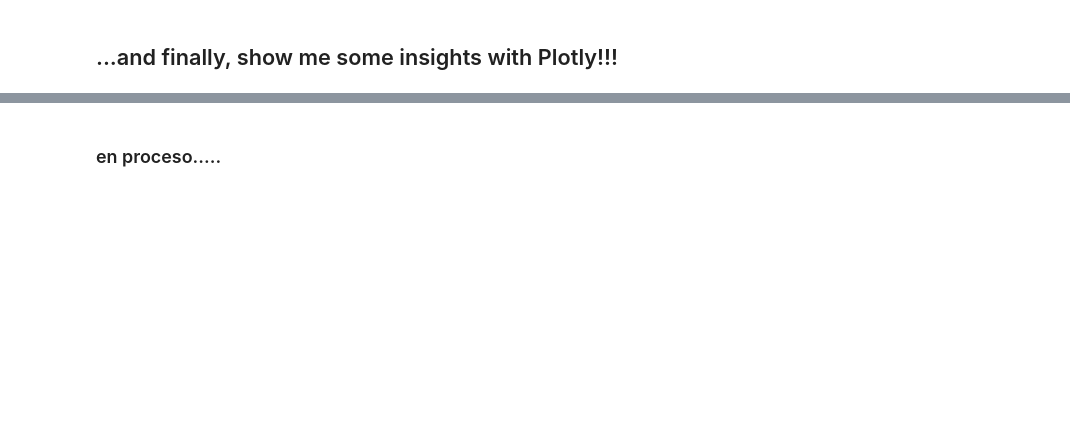
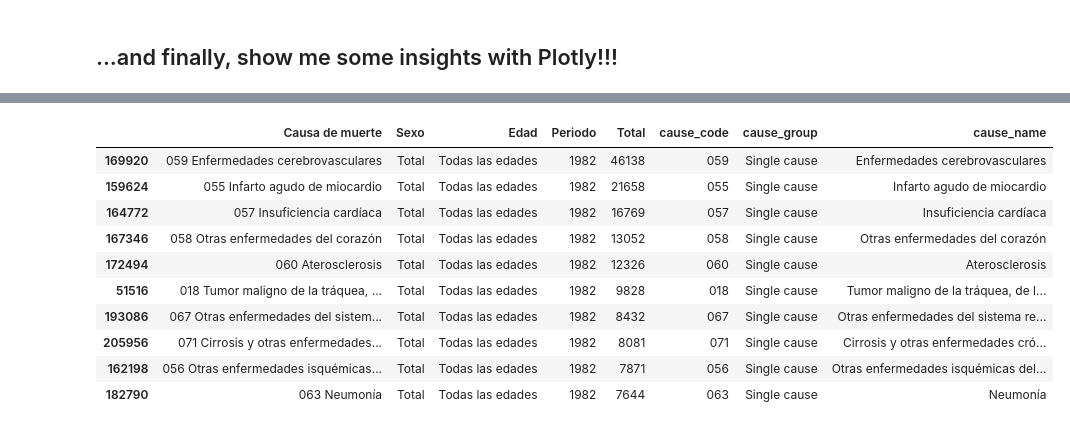
Before and after one commit to elvestevez/deadly_viz_challenge, a Jupyter notebook: notebooks/deadly_viz_challenge.ipynb, the cells around one changed output, grey strips where cells are left out. Saved outputs shown, nothing was run; the diff lists cells and outputs as text; code cells hidden in the pictures; blank space fills up the shorter version.

```diff
--- a/notebooks/deadly_viz_challenge.ipynb
+++ b/notebooks/deadly_viz_challenge.ipynb
@@ -325,2 +628,23 @@ graph.show()
-# %% [markdown]
-### en proceso.....
+# %%
+# 1982: Most frequent causes in 1982 (total years and sex)
+year = 1982
+age = 'Todas las edades'
+sex = 'Total'
+cause = 'Single cause'
+mask = (deaths['Periodo'] == year) & (deaths['Edad'] == age) & (deaths['Sexo'] == sex) & (deaths['cause_group'] == cause)
+
+deaths_year_age_sex = deaths[mask]
+deaths_sorted = deaths_year_age_sex.sort_values('Total', ascending=False).head(10)
+deaths_sorted
+# %% [output]
+|  | Causa de muerte | Sexo | Edad | Periodo | Total | cause_code | cause_group | cause_name |
+| 169920 | 059 Enfermedades cerebrovasculares | Total | Todas las edades | 1982 | 46138 | 059 | Single cause | Enfermedades cerebrovasculares |
+| 159624 | 055 Infarto agudo de miocardio | Total | Todas las edades | 1982 | 21658 | 055 | Single cause | Infarto agudo de miocardio |
+| 164772 | 057 Insuficiencia cardíaca | Total | Todas las edades | 1982 | 16769 | 057 | Single cause | Insuficiencia cardíaca |
+| 167346 | 058 Otras enfermedades del corazón | Total | Todas las edades | 1982 | 13052 | 058 | Single cause | Otras enfermedades del corazón |
+| 172494 | 060 Aterosclerosis | Total | Todas las edades | 1982 | 12326 | 060 | Single cause | Aterosclerosis |
+| 51516 | 018 Tumor maligno de la tráquea, ... | Total | Todas las edades | 1982 | 9828 | 018 | Single cause | Tumor maligno de la tráquea, de l... |
+| 193086 | 067 Otras enfermedades del sistem... | Total | Todas las edades | 1982 | 8432 | 067 | Single cause | Otras enfermedades del sistema re... |
+| 205956 | 071 Cirrosis y otras enfermedades... | Total | Todas las edades | 1982 | 8081 | 071 | Single cause | Cirrosis y otras enfermedades cró... |
+| 162198 | 056 Otras enfermedades isquémicas... | Total | Todas las edades | 1982 | 7871 | 056 | Single cause | Otras enfermedades isquémicas del... |
+| 182790 | 063 Neumonía | Total | Todas las edades | 1982 | 7644 | 063 | Single cause | Neumonía |
```
Also changed, not shown: parts of 45 cells of this notebook.
